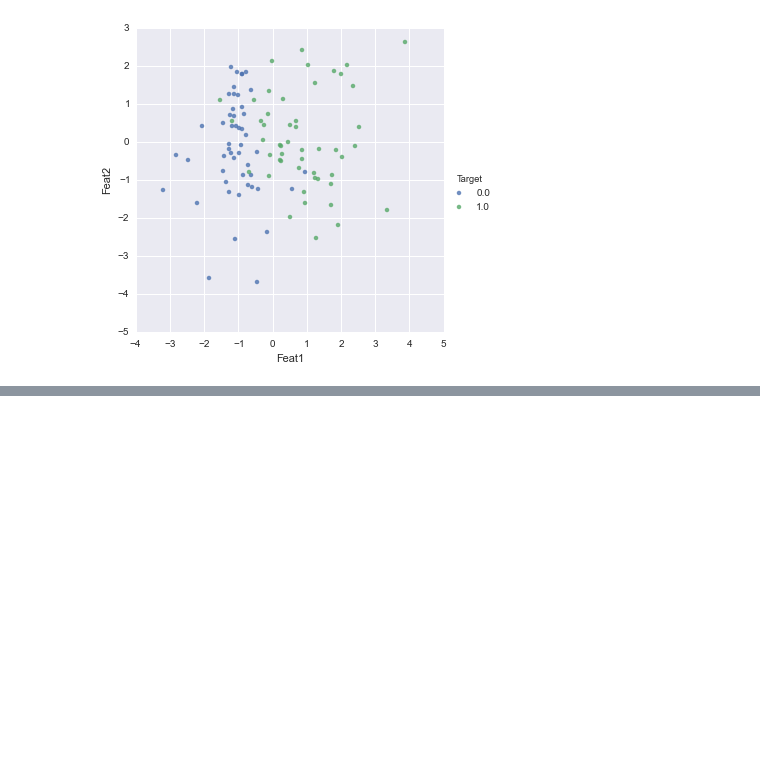
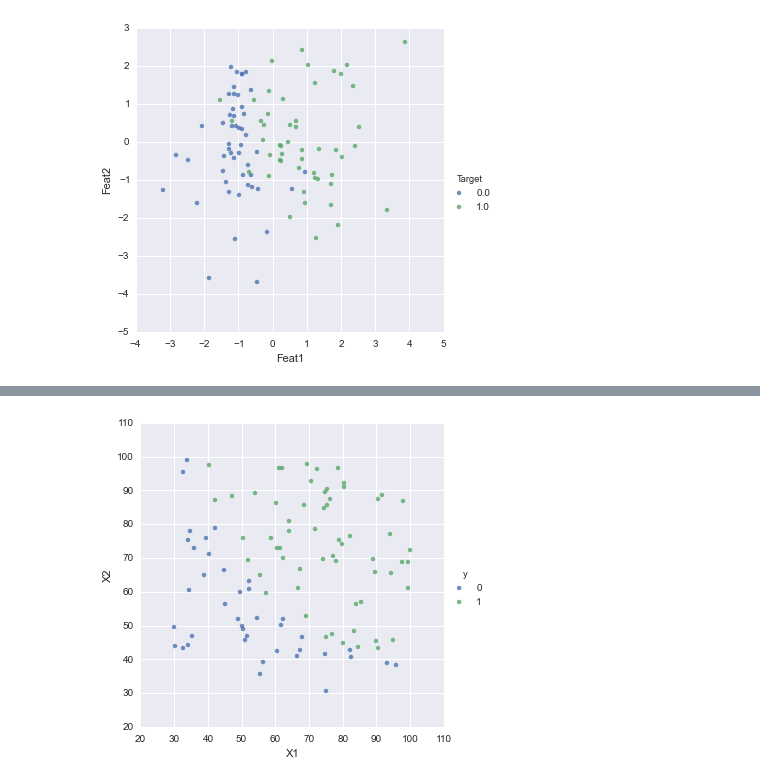
Before and after one commit to MarvinBertin/ML-Algorithms, a Jupyter notebook: LogisticRegression/Logistic Regression.ipynb, the cells around one changed output, grey strips where cells are left out. Cells and saved outputs as stored; diff of their text form; code cells hidden in the pictures; blank space fills up the shorter version.

```diff
--- a/LogisticRegression/Logistic Regression.ipynb
+++ b/LogisticRegression/Logistic Regression.ipynb
@@ -54,0 +96,3 @@ predict_func = predict
+# %%
+data2 = pd.read_csv("data/data1.txt", header = None, names = ["X1", "X2", "y"] )
+data2.head()
@@ -54,0 +106,4 @@ predict_func = predict
+# %%
+sns.lmplot(x="X1", y="X2", hue="y", data=data2, fit_reg= False, markers='o');
+# %% [output]
+[figure, added]
```
Also changed, not shown: parts of 21 cells of this notebook.
